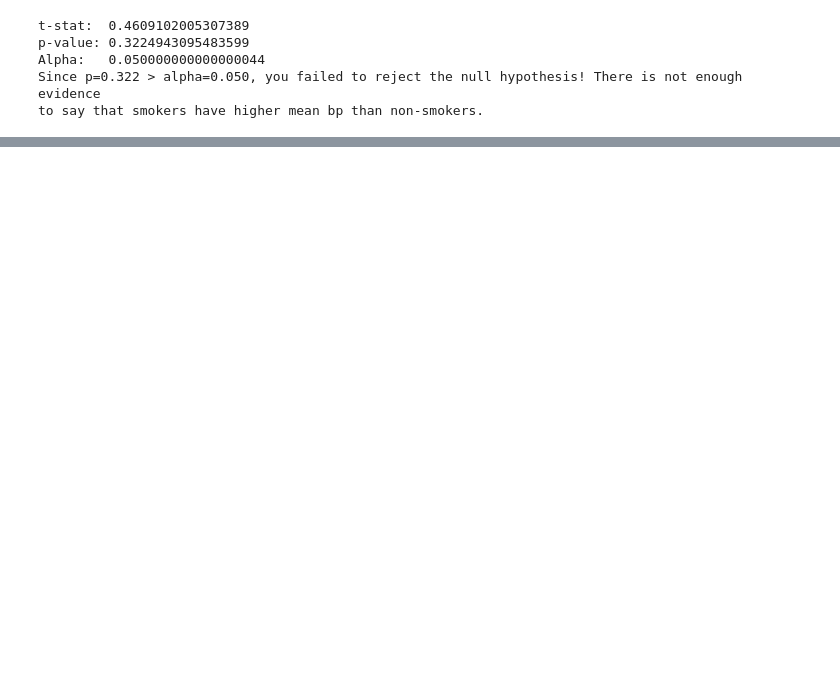
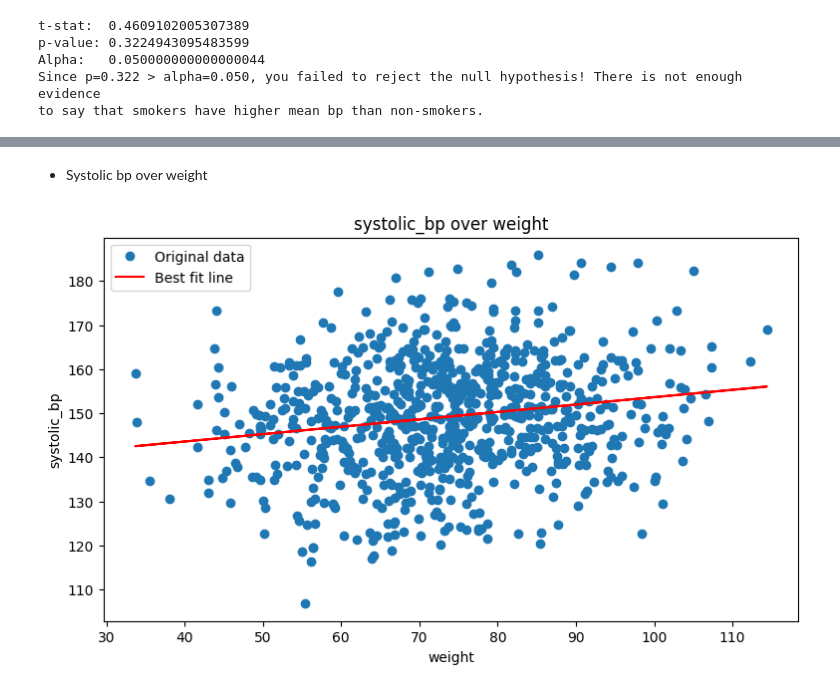
Before and after one commit to markusgunnar/Exam_HealthAnalyzer, a Jupyter notebook: report2.ipynb, the cells around one changed output, grey strips where cells are left out. Drawn from its saved outputs; the diff is of its cells as text; code cells hidden in the pictures; blank space fills up the shorter version.

```diff
--- a/report2.ipynb
+++ b/report2.ipynb
@@ -158,0 +166,6 @@ to say that smokers have higher mean bp than non-smokers.
+# %% [markdown]
+- Systolic bp over weight
+# %%
+lin_regress(ha.data(), ["weight", "systolic_bp"])
+# %% [output]
+[figure, added]
```
Also changed, not shown: parts of 8 cells of this notebook, 1 other file.
